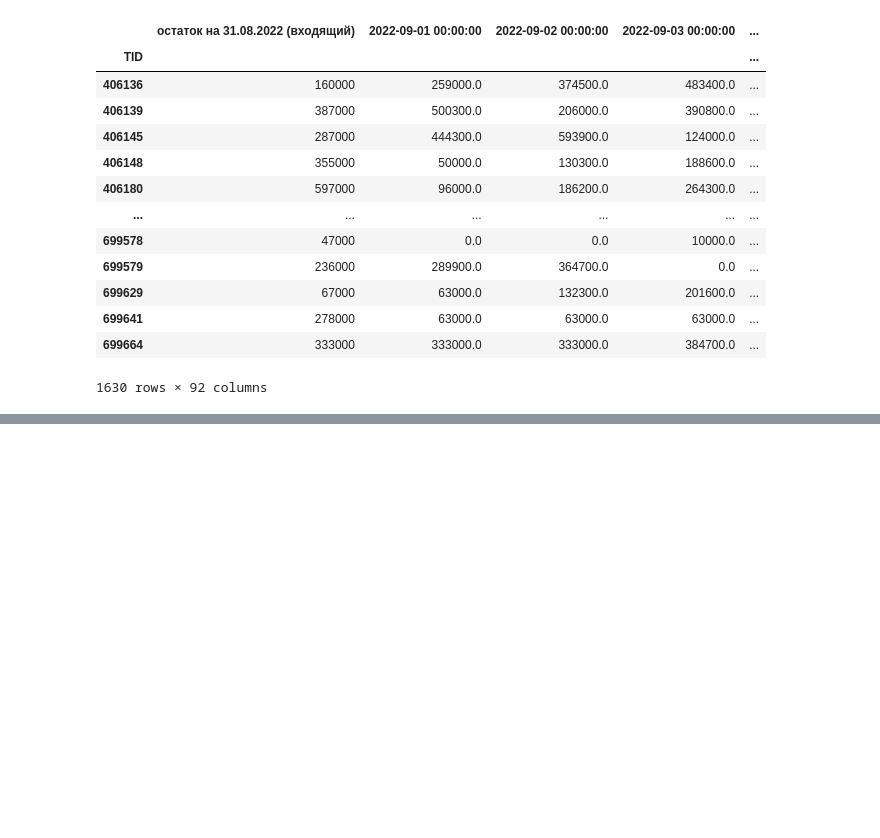
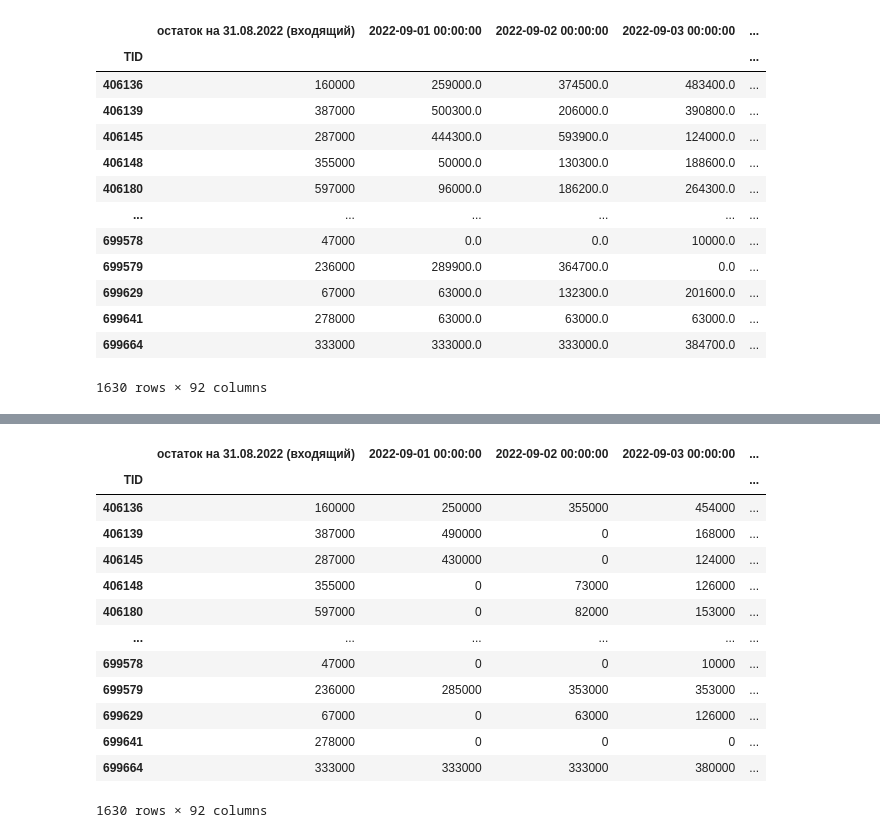
Before and after one commit to TeamLight2023/Task6, a Jupyter notebook: report.ipynb, the cells around one changed output, grey strips where cells are left out. Cells and saved outputs as stored; diff of their text form; code cells hidden in the pictures; blank space fills up the shorter version.

```diff
--- a/report.ipynb
+++ b/report.ipynb
@@ -189,0 +225,14 @@ cl.balance
+# %%
+cor_balance=pd.DataFrame(data=0, index=cl.incomes.index, columns = cl.incomes.columns[1:])
+cor_balance.insert(loc=0, column='остаток на 31.08.2022 (входящий)',
+                            value=cl.incomes['остаток на 31.08.2022 (входящий)'])
+# %%
+cash_rate_per_day_fact_df_cor = cor_balance.iloc[:,1:]
+# %%
+%%time
+d=1
+while d < 92:
+    no_visits = cl.day_df_dict[d].cost_per_service_fact.apply(lambda x: False if x < 0 else True)
+    cor_balance.iloc[:,d][no_visits] = cor_balance.loc[no_visits].iloc[:,d-1] + cl.incomes.loc[no_visits].iloc[:,d]
+    cash_rate_per_day_fact_df_cor.iloc[:,d-1][no_visits] = - cor_balance.loc[no_visits].iloc[:,d]*cl.p_per_day
+    d+=1
@@ -189,0 +241,17 @@ cl.balance
+# %%
+cor_balance
+# %% [output]
+|  | остаток на 31.08.2022 (входящий) | 2022-09-01 00:00:00 | 2022-09-02 00:00:00 | 2022-09-03 00:00:00 | ... |
+| TID |  |  |  |  | ... |
+| 406136 | 160000 | 250000 | 355000 | 454000 | ... |
+| 406139 | 387000 | 490000 | 0 | 168000 | ... |
+| 406145 | 287000 | 430000 | 0 | 124000 | ... |
+| 406148 | 355000 | 0 | 73000 | 126000 | ... |
+| 406180 | 597000 | 0 | 82000 | 153000 | ... |
+| ... | ... | ... | ... | ... | ... |
+| 699578 | 47000 | 0 | 0 | 10000 | ... |
+| 699579 | 236000 | 285000 | 353000 | 353000 | ... |
+| 699629 | 67000 | 0 | 63000 | 126000 | ... |
+| 699641 | 278000 | 0 | 0 | 0 | ... |
+| 699664 | 333000 | 333000 | 333000 | 380000 | ... |
+1630 rows × 92 columns
```
Also changed, not shown: parts of 8 cells of this notebook, 19 other files.
